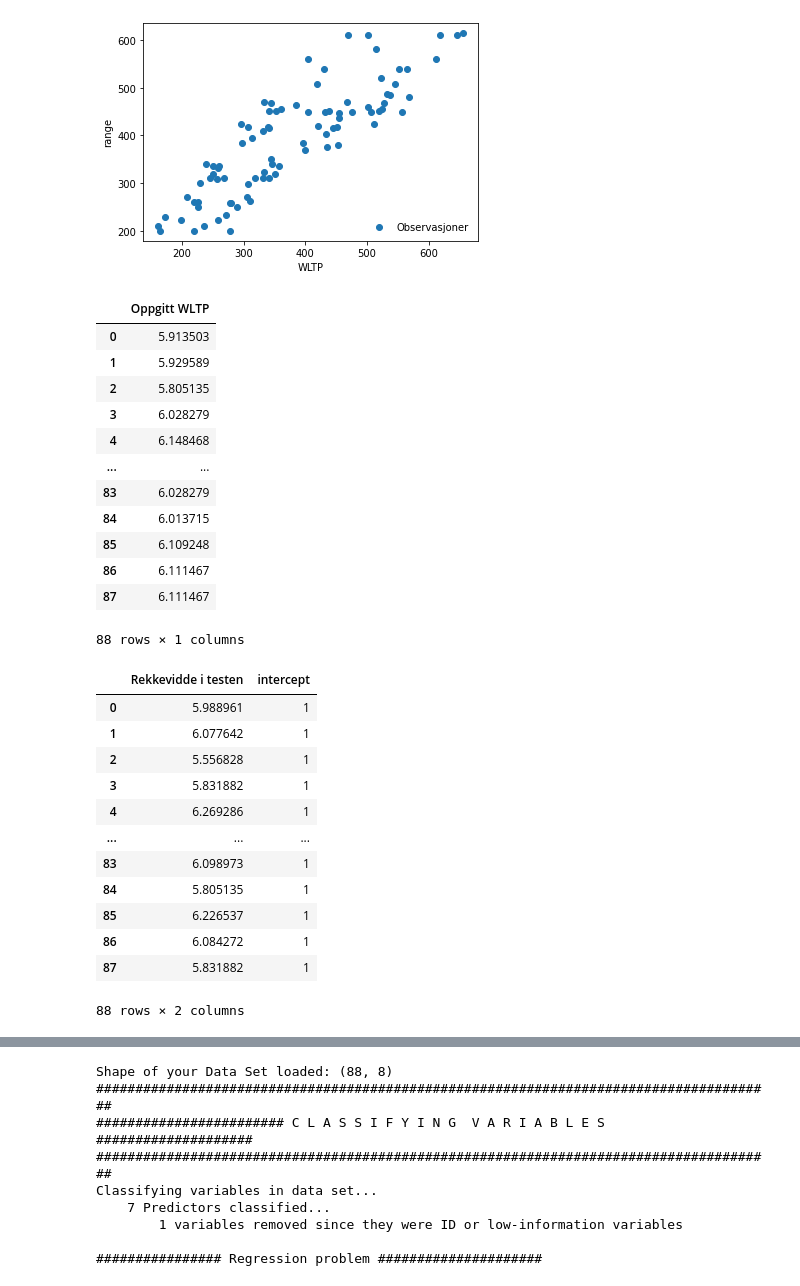
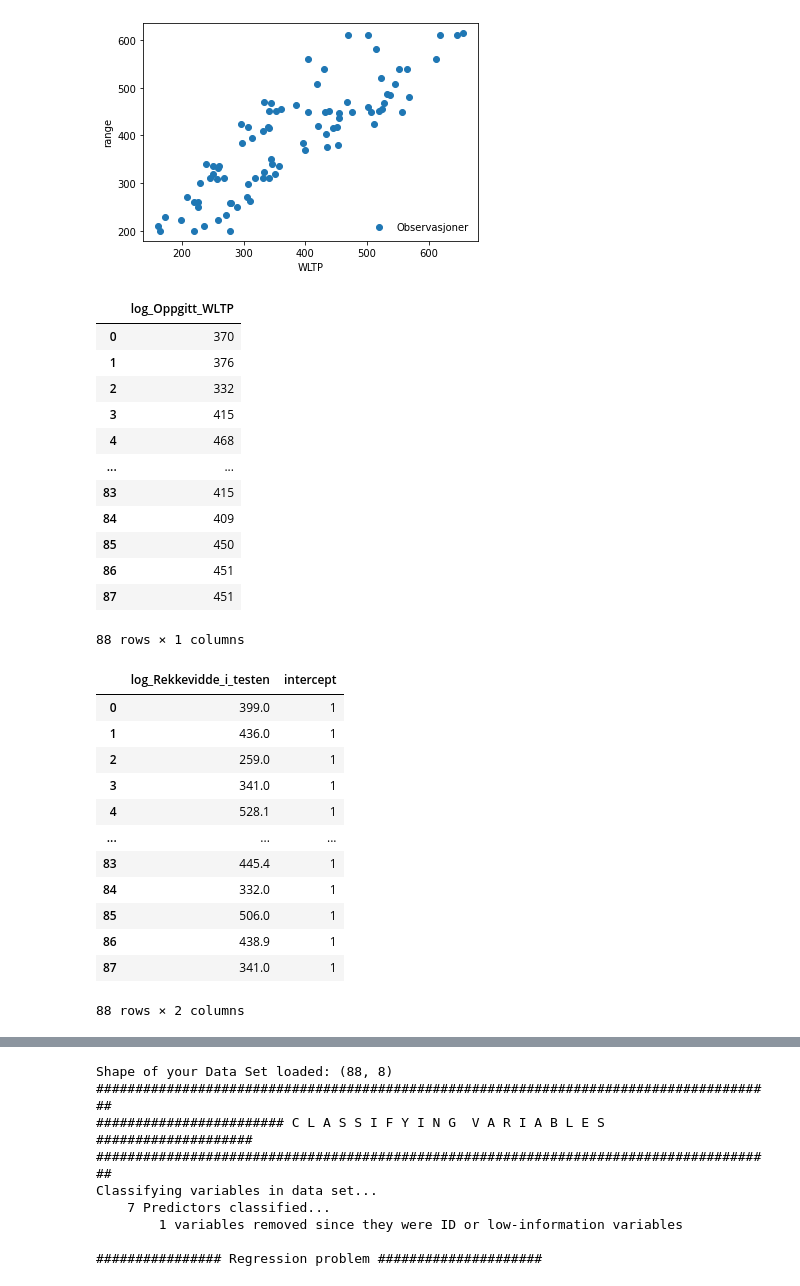
Before and after one commit to eso086/sok-1005-v22, a Jupyter notebook: Mappe 5/WLTPnew.ipynb, the cells around one changed output, grey strips where cells are left out. Saved outputs shown, nothing was run; the diff lists cells and outputs as text; code cells hidden in the pictures.

```diff
--- a/Mappe 5/WLTPnew.ipynb
+++ b/Mappe 5/WLTPnew.ipynb
@@ -117 +117,6 @@ g_df
 88 rows × 8 columns
+# %%
+#make new column with log of Rekkevidde i testen og log of Rekkevidde i Oppgitt WLTP
+g_df['log_Rekkevidde_i_testen']=g_df['Rekkevidde i testen']
+g_df['log_Oppgitt_WLTP']=g_df['Oppgitt WLTP']
+print(g_df.head())
@@ -134,43 +160,43 @@ ax.legend(loc='lower right',frameon=False)
 # %%
 g_df['Oppgit WLTP'] = g_df['Oppgitt WLTP'].astype(float)
 
 
-y=pd.DataFrame(np.log(g_df['Oppgitt WLTP']))
+y=pd.DataFrame((g_df['log_Oppgitt_WLTP']))
 
 pd.DataFrame(y)
 # %% [output]
-|  | Oppgitt WLTP |
-| 0 | 5.913503 |
-| 1 | 5.929589 |
-| 2 | 5.805135 |
-| 3 | 6.028279 |
-| 4 | 6.148468 |
+|  | log_Oppgitt_WLTP |
+| 0 | 370 |
+| 1 | 376 |
+| 2 | 332 |
+| 3 | 415 |
+| 4 | 468 |
 | ... | ... |
-| 83 | 6.028279 |
-| 84 | 6.013715 |
-| 85 | 6.109248 |
-| 86 | 6.111467 |
-| 87 | 6.111467 |
+| 83 | 415 |
+| 84 | 409 |
+| 85 | 450 |
+| 86 | 451 |
+| 87 | 451 |
 88 rows × 1 columns
 # %%
 g_df['Rekkevidde i testen'] = g_df['Rekkevidde i testen'].astype(float)
 
-x=pd.DataFrame(np.log(g_df['Rekkevidde i testen']))
+x=pd.DataFrame((g_df['log_Rekkevidde_i_testen']))
 x['intercept']=1
 x
 # %% [output]
-|  | Rekkevidde i testen | intercept |
-| 0 | 5.988961 | 1 |
-| 1 | 6.077642 | 1 |
-| 2 | 5.556828 | 1 |
-| 3 | 5.831882 | 1 |
-| 4 | 6.269286 | 1 |
+|  | log_Rekkevidde_i_testen | intercept |
+| 0 | 399.0 | 1 |
+| 1 | 436.0 | 1 |
+| 2 | 259.0 | 1 |
+| 3 | 341.0 | 1 |
+| 4 | 528.1 | 1 |
 | ... | ... | ... |
-| 83 | 6.098973 | 1 |
-| 84 | 5.805135 | 1 |
-| 85 | 6.226537 | 1 |
-| 86 | 6.084272 | 1 |
-| 87 | 5.831882 | 1 |
+| 83 | 445.4 | 1 |
+| 84 | 332.0 | 1 |
+| 85 | 506.0 | 1 |
+| 86 | 438.9 | 1 |
+| 87 | 341.0 | 1 |
 88 rows × 2 columns
 # %%
 from statsmodels.regression.linear_model import OLS
```
Also changed, not shown: parts of 4 cells of this notebook.
